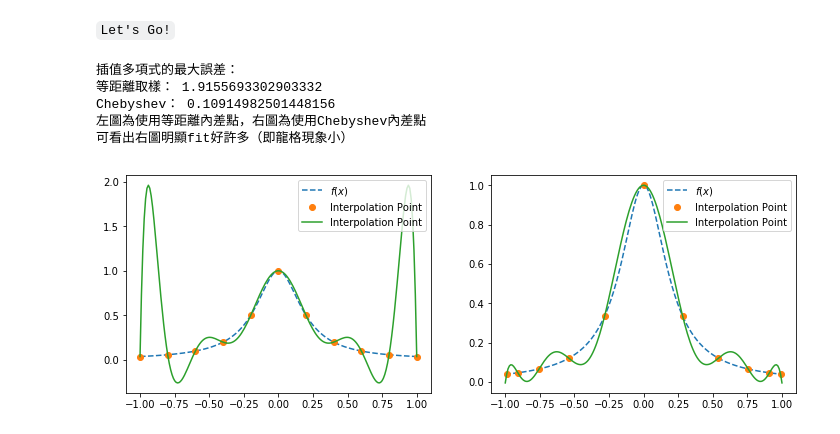
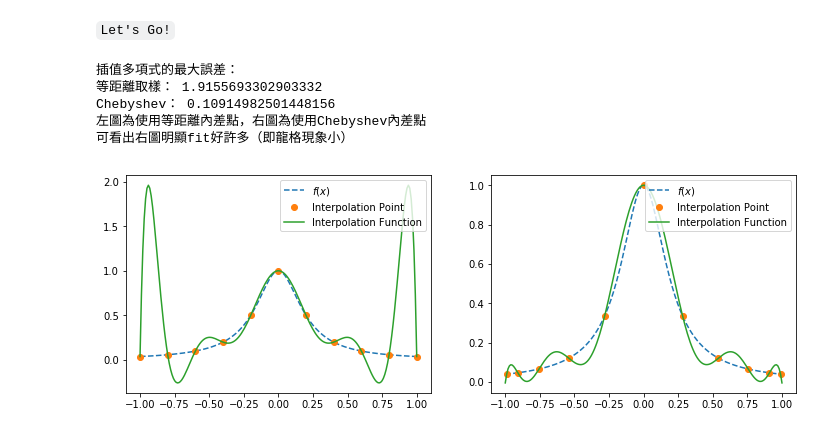
Before and after one commit to wenyalintw/Machine-Learning-HW, a Jupyter notebook: Q3-2.ipynb, the cells around one changed output. Saved outputs shown, nothing was run; the diff lists cells and outputs as text; code cells hidden in the pictures.

```diff
--- a/Q3-2.ipynb
+++ b/Q3-2.ipynb
@@ -20,33 +19,33 @@ def f(x):
 n = 11
 x1 = np.linspace(-1, 1, n)
 x2 = Chebyshev.basis(n).roots()
 xd = np.linspace(-1, 1, 200)
 
 c1 = Chebyshev.fit(x1, f(x1), n - 1, domain=[-1, 1])
 c2 = Chebyshev.fit(x2, f(x2), n - 1, domain=[-1, 1])
 
 print ('插值多項式的最大誤差：')
 print ('等距離取樣：', abs(c1(xd) - f(xd)).max())
 print ('Chebyshev：', abs(c2(xd) - f(xd)).max())
 
 print ('左圖為使用等距離內差點，右圖為使用Chebyshev內差點\n可看出右圖明顯fit好許多（即龍格現象小）')
 fig, (ax1, ax2) = plt.subplots(1, 2, figsize=(12, 4))
 
 ax1.plot(xd, f(xd), '--', label='$f(x)$')
 ax1.plot(x1, f(x1), 'o', label='Interpolation Point')
-ax1.plot(xd, c1(xd), label='Interpolation Point')
+ax1.plot(xd, c1(xd), label='Interpolation Function')
 ax1.legend(loc='upper right')
 
 ax2.plot(xd, f(xd), '--', label='$f(x)$')
 ax2.plot(x2, f(x2), 'o', label='Interpolation Point')
-ax2.plot(xd, c2(xd), label='Interpolation Point')
+ax2.plot(xd, c2(xd), label='Interpolation Function')
 ax2.legend(loc='upper right')
 
 plt.show()
 # %% [output]
 插值多項式的最大誤差：
 等距離取樣： 1.9155693302903332
 Chebyshev： 0.10914982501448156
 左圖為使用等距離內差點，右圖為使用Chebyshev內差點
 可看出右圖明顯fit好許多（即龍格現象小）
-[figure, old version]
+[figure, new version]
```
Also changed, not shown: parts of 1 cell of this notebook.
